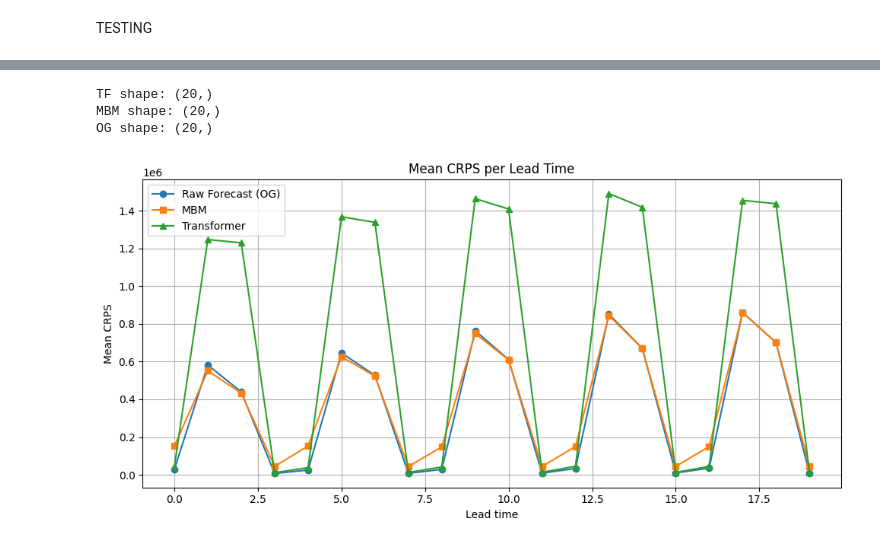
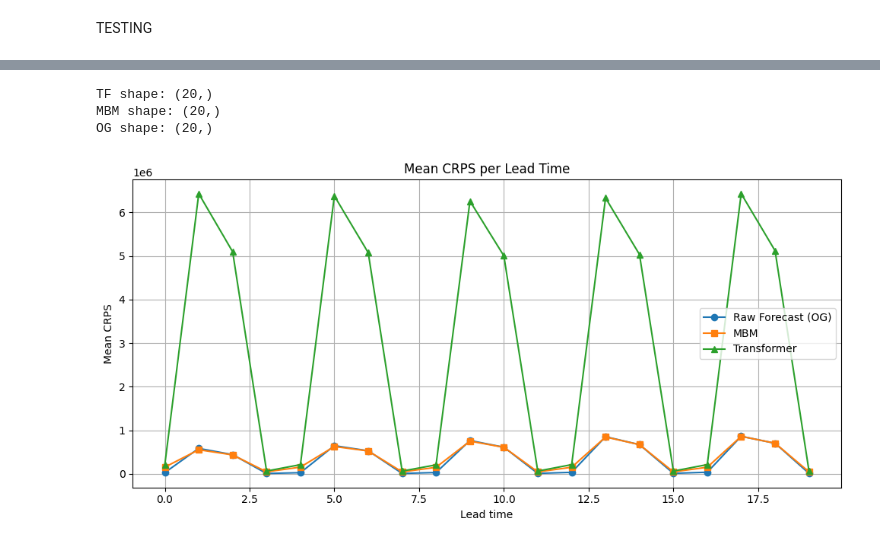
Before and after one commit to Ayoub-cmd707/Weather_forcasting, a Jupyter notebook: Testing_ssrd6_22var.ipynb, the cells around one changed output, grey strips where cells are left out. Saved outputs shown, nothing was run; the diff lists cells and outputs as text; code cells hidden in the pictures.

Commit message:
pictures of graphs

```diff
--- a/Testing_ssrd6_22var.ipynb
+++ b/Testing_ssrd6_22var.ipynb
@@ -390,9 +421,9 @@ import numpy as np
 import matplotlib.pyplot as plt
 
 # Load CRPS arrays
-CRPS_TF_1 = np.load("/home/jupyter-ayoub/results/CRPS/Tformer_one_fair_crps.npy")
-CRPS_MBM_1 = np.load("/home/jupyter-ayoub/results/CRPS/MBM_one_fair_crps.npy")
-CRPS_OG = np.load("/home/jupyter-ayoub/results/CRPS/Raw_fair_crps.npy")
+CRPS_TF_1 = np.load("/home/jupyter-ayoub/results/CRPS/ssrd6_22/Tformer_one_fair_crps.npy")
+CRPS_MBM_1 = np.load("/home/jupyter-ayoub/results/CRPS/ssrd6_22/MBM_one_fair_crps.npy")
+CRPS_OG = np.load("/home/jupyter-ayoub/results/CRPS/ssrd6_22/Raw_fair_crps.npy")
 
 # Check shape
 print("TF shape:", CRPS_TF_1.shape)
@@ -408,34 +439,34 @@ def get_leadtime_mean(crps_array):
         else:
             return crps_array.mean(axis=1)  # (leadtimes, samples)
     elif crps_array.ndim == 3:
         return crps_array.mean(axis=(1,2))  # (leadtimes, lat, lon)
     elif crps_array.ndim == 1:
         return crps_array  # enkel 1 lead time, al geaggregeerd
     else:
         raise ValueError("Onverwachte CRPS shape.")
 
 mean_crps_tf = get_leadtime_mean(CRPS_TF_1)
 mean_crps_mbm = get_leadtime_mean(CRPS_MBM_1)
 mean_crps_og = get_leadtime_mean(CRPS_OG)
 
 # Plot alle leadtimes
 lead_times = np.arange(len(mean_crps_tf))
 plt.figure(figsize=(10, 5))
 plt.plot(lead_times, mean_crps_og, label='Raw Forecast (OG)', marker='o')
 plt.plot(lead_times, mean_crps_mbm, label='MBM', marker='s')
 plt.plot(lead_times, mean_crps_tf, label='Transformer', marker='^')
 plt.xlabel("Lead time")
 plt.ylabel("Mean CRPS")
 plt.title("Mean CRPS per Lead Time")
 plt.grid(True)
 plt.legend()
 plt.tight_layout()
 plt.show()
 # %% [output]
 TF shape: (20,)
 MBM shape: (20,)
 OG shape: (20,)
-[figure, old version]
+[figure, new version]
 # %%
 import matplotlib.pyplot as plt
 import cartopy.crs as ccrs
```
Also changed, not shown: parts of 9 cells of this notebook, 37 other files.
